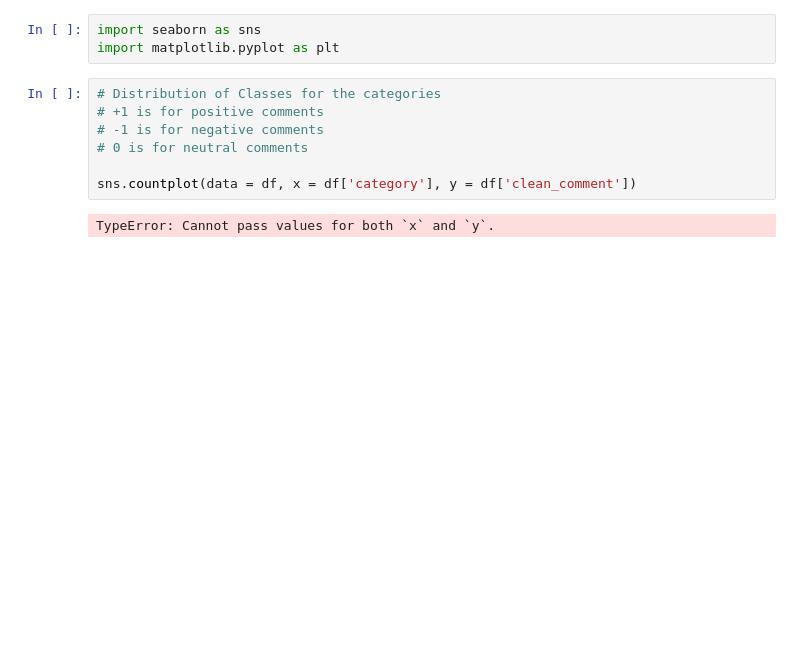
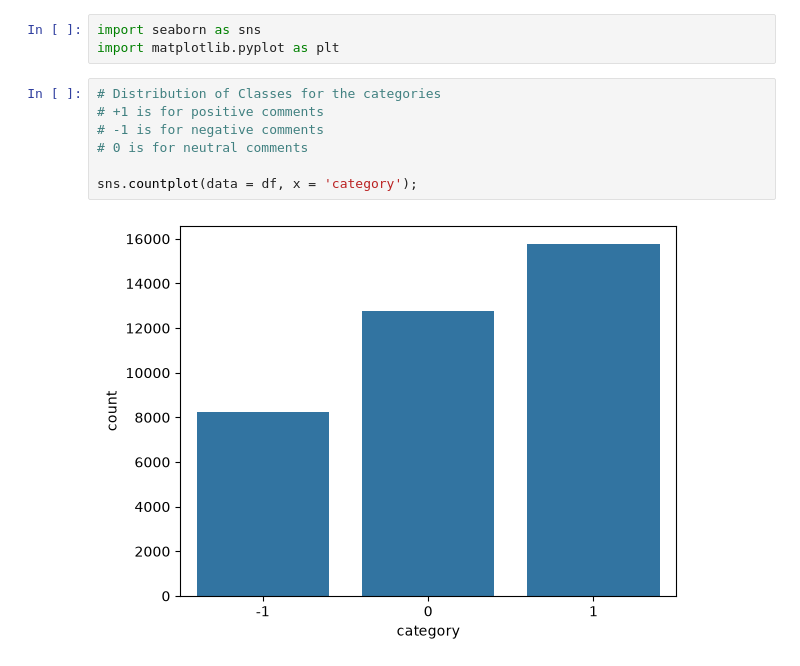
Before and after one commit to HerbertNtim/data-science-lab, a Jupyter notebook: jupyter_works/youtube-sentiment/notebooks/1_Preprocessing_&_EDA.ipynb, the cells around one changed output. Cells and saved outputs as stored; diff of their text form; blank space fills up the shorter version.

```diff
--- a/jupyter_works/youtube-sentiment/notebooks/1_Preprocessing_&_EDA.ipynb
+++ b/jupyter_works/youtube-sentiment/notebooks/1_Preprocessing_&_EDA.ipynb
@@ -208,9 +208,9 @@ import matplotlib.pyplot as plt
 # %%
 # Distribution of Classes for the categories
 # +1 is for positive comments
 # -1 is for negative comments
 # 0 is for neutral comments
 
-sns.countplot(data = df, x = df['category'], y = df['clean_comment'])
+sns.countplot(data = df, x = 'category');
 # %% [output]
-TypeError: Cannot pass values for both `x` and `y`.
+[figure, added]
```
Also changed, not shown: parts of 8 cells of this notebook.
